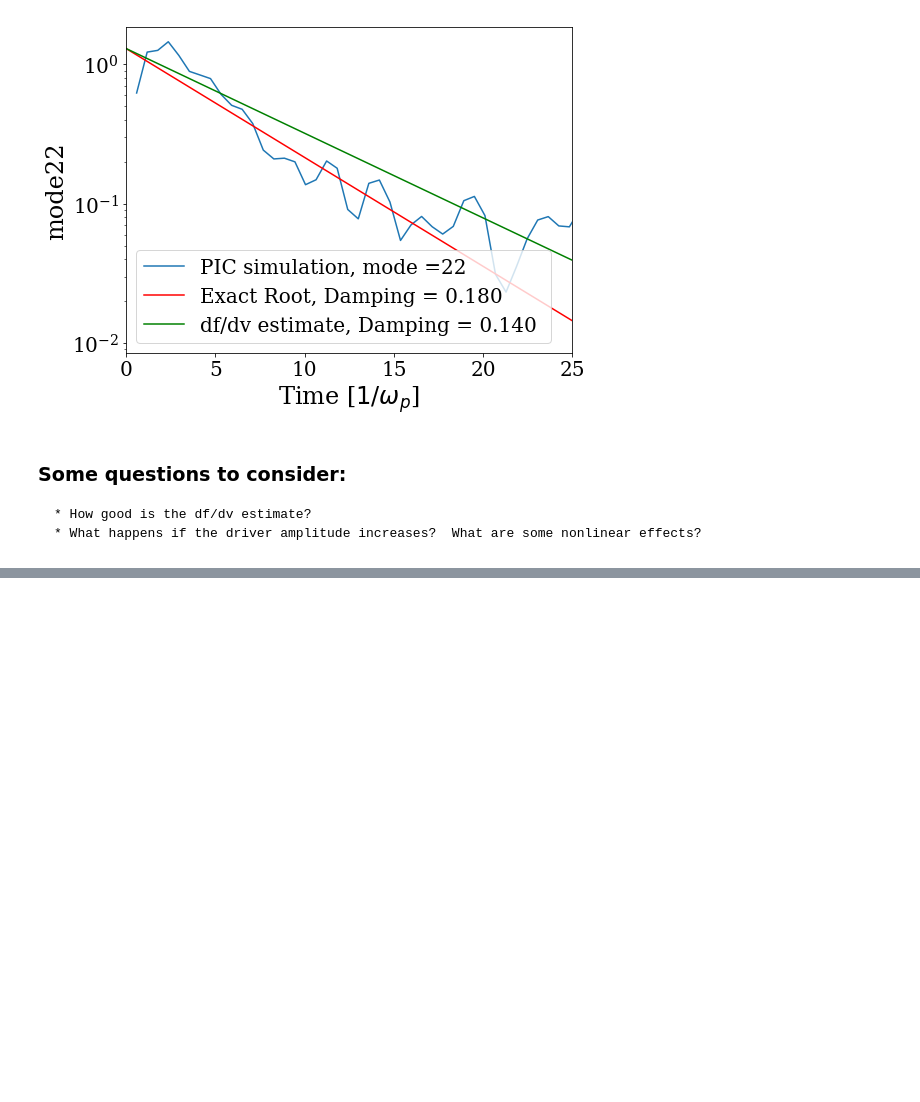
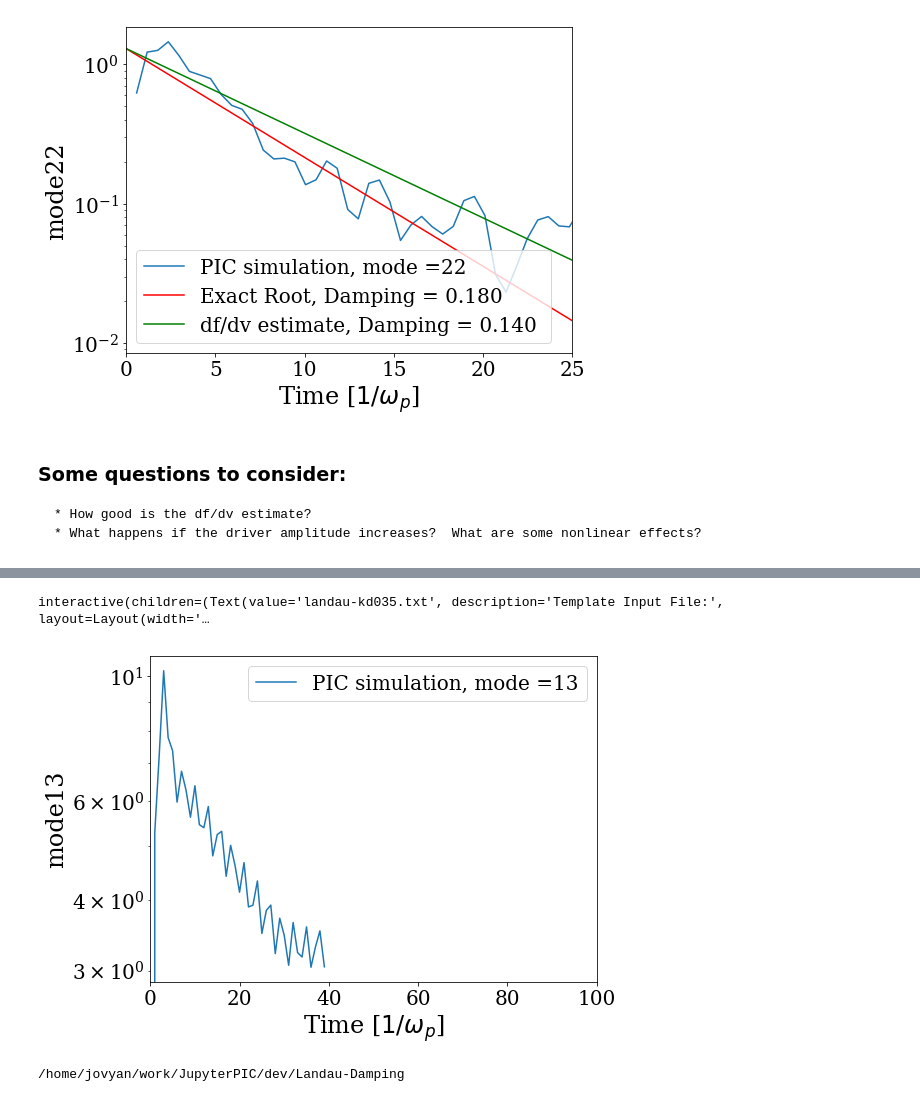
Before and after one commit to UCLA-Plasma-Simulation-Group/JupyterPIC, a Jupyter notebook: dev/Landau-Damping/landau-damping.ipynb, the cells around one changed output, grey strips where cells are left out. Drawn from its saved outputs; the diff is of its cells as text; code cells hidden in the pictures; blank space fills up the shorter version.

```diff
--- a/dev/Landau-Damping/landau-damping.ipynb
+++ b/dev/Landau-Damping/landau-damping.ipynb
@@ -237,0 +394,20 @@ osiris.plot_tk_landau_theory(dirname,'Ex',modeno=22,theory1=0.18,theory2=0.14,in
+# %%
+landau_damping_widget()
+# osiris.plot_wk_arb(rundir='case1',field='Ex',TITLE='EPW dispersion curve',klim=3,wlim=2)
+# test3=energy_history(dirname='case1')
+# taxis=np.arange(1000)*0.2
+# plt.plot(taxis,test3)
+# plt.title('Energy Deviation vs Time (in %)')
+# plt.xlabel('Time ($\omega_p^{-1}$)')
+# %% [output]
+interactive(children=(Text(value='landau-kd035.txt', description='Template Input File:', layout=Layout(width='…
+# %%
+plot_tk_ldi('case1','Ex',modeno=13,tlim=100)
+# %% [output]
+[figure, added]
+# %%
+import os
+cwd = os.getcwd()
+print(cwd)
+# %% [output]
+/home/jovyan/work/JupyterPIC/dev/Landau-Damping
```
Also changed, not shown: parts of 7 cells of this notebook, 3 other files.
